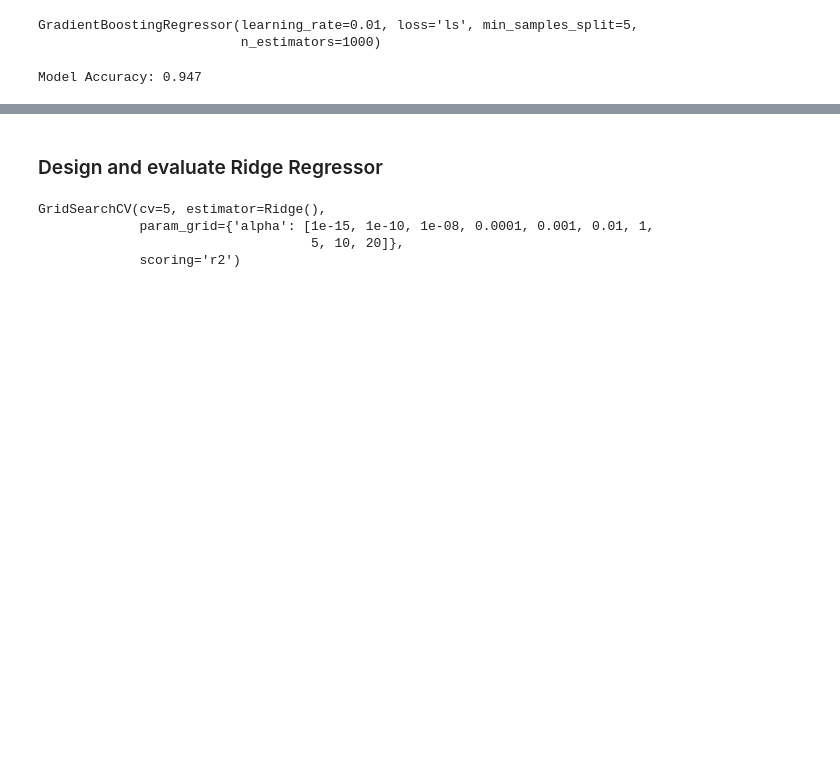
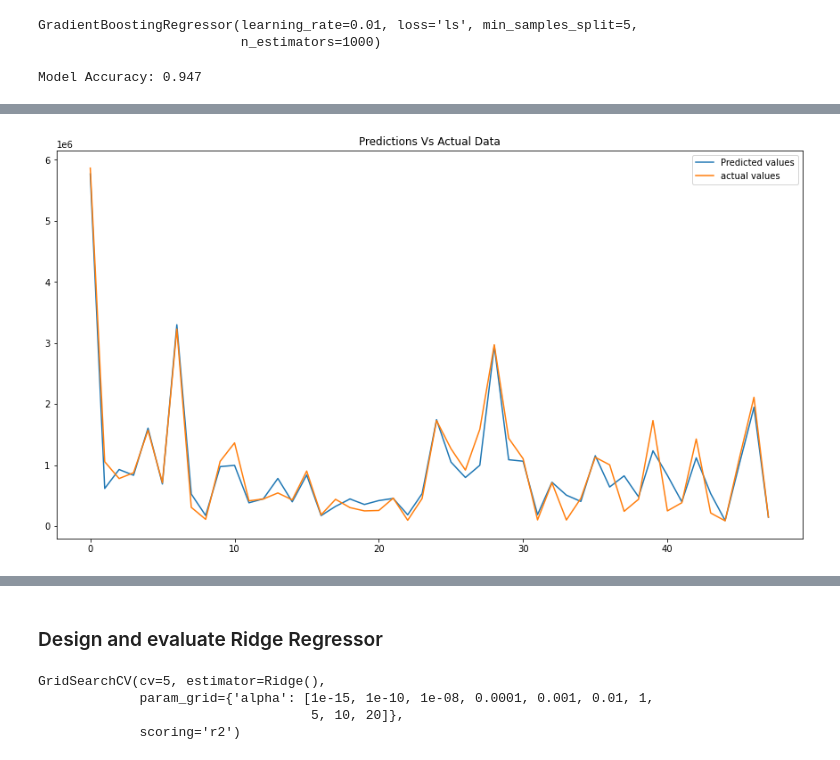
Before and after one commit to ussyed11/Covid-19-Impact-on-Mental-Illness-in-USA, a Jupyter notebook: ML/ML/different_L_Regression.ipynb, the cells around one changed output, grey strips where cells are left out. Saved outputs shown, nothing was run; the diff lists cells and outputs as text; code cells hidden in the pictures; blank space fills up the shorter version.

```diff
--- a/ML/ML/different_L_Regression.ipynb
+++ b/ML/ML/different_L_Regression.ipynb
@@ -330,0 +349,19 @@ Model Accuracy: 0.947
+# %%
+# Compare predictions with the actual data
+# creating x_axis for simplicity
+x_axis = [i for i in range(len(y_test))]
+
+# importing the module
+import matplotlib.pyplot as plt
+
+# fitting the size of the plot
+plt.figure(figsize=(15, 8))
+
+# plotting the graphs
+plt.plot(x_axis, y_predict, label="Predicted values")
+plt.plot(x_axis,y_test, label="actual values")
+plt.legend()
+plt.title("Predictions Vs Actual Data")
+plt.show()#
+# %% [output]
+[figure, added]
```
Also changed, not shown: parts of 19 cells of this notebook.
